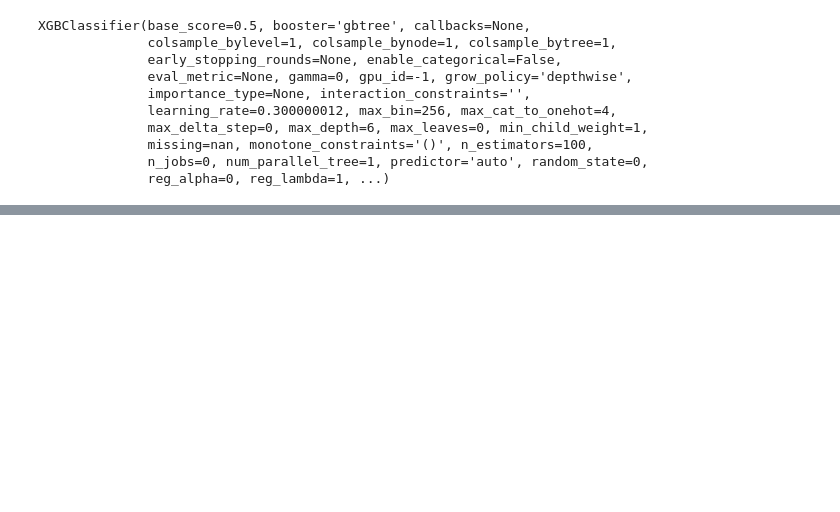
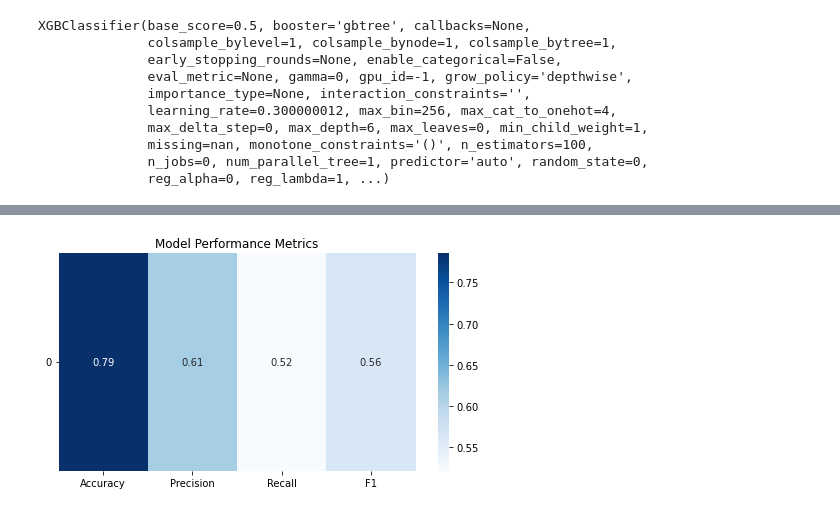
Before and after one commit to SatyaSai5122/Ensemble-Techniques-Project, a Jupyter notebook: Ensemble Project Report.ipynb, the cells around one changed output, grey strips where cells are left out. Saved outputs shown, nothing was run; the diff lists cells and outputs as text; code cells hidden in the pictures; blank space fills up the shorter version.

```diff
--- a/Ensemble Project Report.ipynb
+++ b/Ensemble Project Report.ipynb
@@ -377,2 +379,4 @@ best_XGB=xgb.XGBClassifier(learning_rate=0.3,max_depth=2,n_estimators=100)
 # %%
+best_params={'colsample_bytree': 0.8, 'learning_rate': 0.01, 'max_depth': 7, 'n_estimators': 50}
+best_XGB=xgb.XGBClassifier(**best_params)
 best_XGB.fit(X_train,y_train)
@@ -379,5 +394,7 @@ best_XGB.fit(X_train,y_train)
 # %%
-y_pred=best_XGB.predict(X_test)
+y_pred_test=best_XGB.predict(X_test)
 # %%
-print(accuracy_score(y_test,y_pred))
+plot_metrics(y_test,y_pred_test)
+# %% [output]
+[figure, added]
 # %%
```
Also changed, not shown: parts of 26 cells of this notebook.
